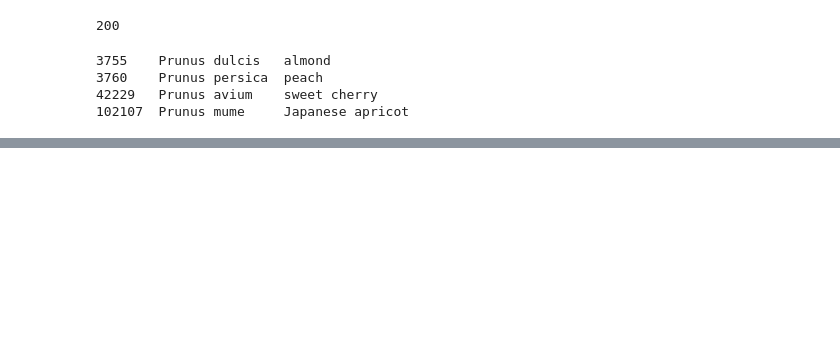
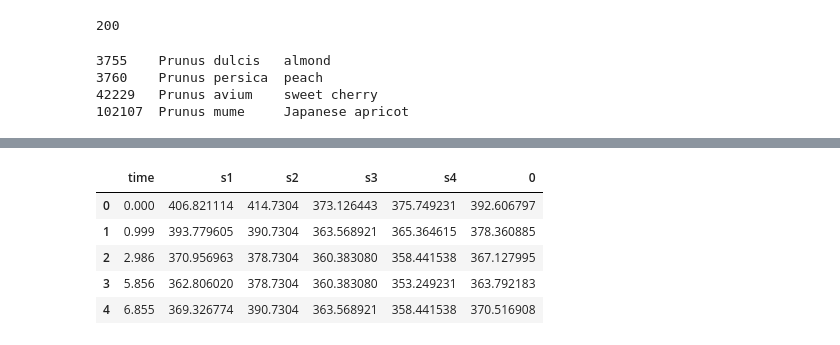
Before and after one commit to thuy1893/miscellaneous, a Jupyter notebook: useful_codes1.ipynb, the cells around one changed output, grey strips where cells are left out. Drawn from its saved outputs; the diff is of its cells as text; code cells hidden in the pictures; blank space fills up the shorter version.

```diff
--- a/useful_codes1.ipynb
+++ b/useful_codes1.ipynb
@@ -109,0 +128,2 @@ for i in (response.text).splitlines(): #without the splitlines() it returns noth
+# %%
+time = data['time']
@@ -109,0 +139,2 @@ for i in (response.text).splitlines(): #without the splitlines() it returns noth
+# %%
+sensors = data.loc[:,'s1':'s4'] #note the first : in the squared brackets means all rows.
@@ -109,0 +178,13 @@ for i in (response.text).splitlines(): #without the splitlines() it returns noth
+# %%
+#concatenate all the data together, putting the average values for each row on the right side of the sensors columns
+my_data = [time, sensors, avg_row]
+result = pd.concat(my_data, axis=1) #the axis 1 here means to put all 3 things stacked column wise from left to right.
+#the axis = 0 would mean to stack the data row wise, on top of each other.
+result.head()
+# %% [output]
+|  | time | s1 | s2 | s3 | s4 | 0 |
+| 0 | 0.000 | 406.821114 | 414.7304 | 373.126443 | 375.749231 | 392.606797 |
+| 1 | 0.999 | 393.779605 | 390.7304 | 363.568921 | 365.364615 | 378.360885 |
+| 2 | 2.986 | 370.956963 | 378.7304 | 360.383080 | 358.441538 | 367.127995 |
+| 3 | 5.856 | 362.806020 | 378.7304 | 360.383080 | 353.249231 | 363.792183 |
+| 4 | 6.855 | 369.326774 | 390.7304 | 363.568921 | 358.441538 | 370.516908 |
```
Also changed, not shown: parts of 13 cells of this notebook, 1 other file.
